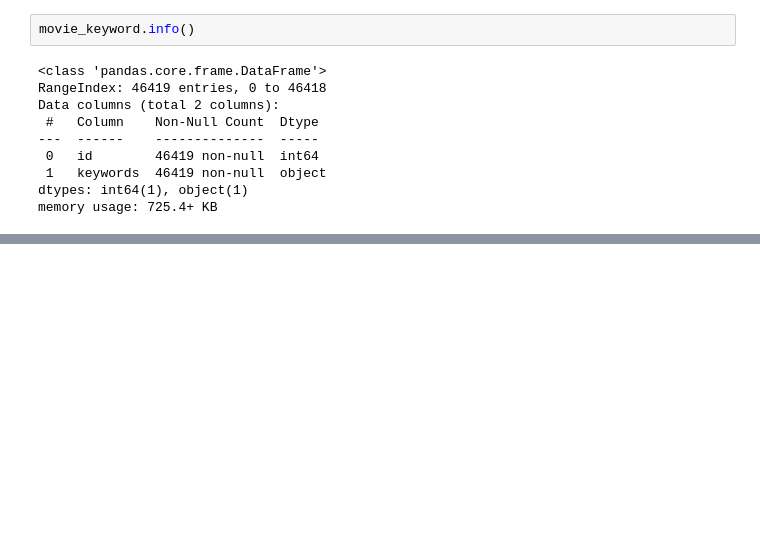
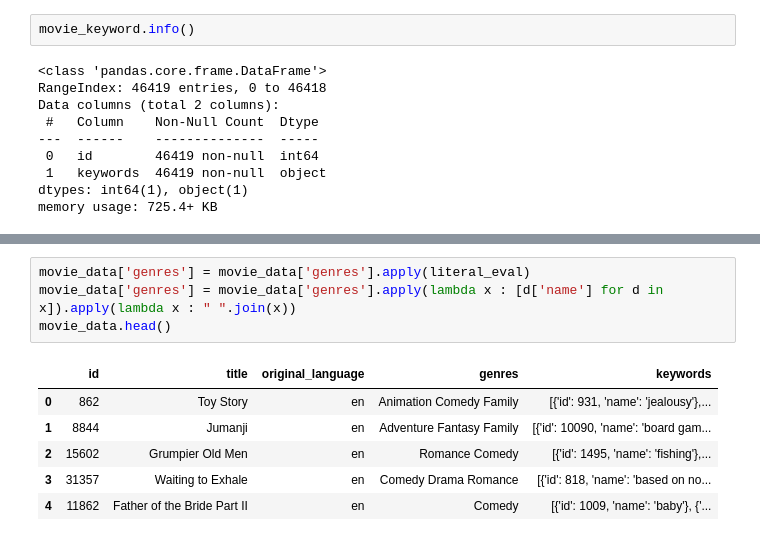
Before and after one commit to hoppure/rec, a Jupyter notebook: main.ipynb, the cells around one changed output, grey strips where cells are left out. Drawn from its saved outputs; the diff is of its cells as text; blank space fills up the shorter version.

```diff
--- a/main.ipynb
+++ b/main.ipynb
@@ -83,3 +100,14 @@ movie_data.head()
 | 2 | 15602 | Grumpier Old Men | en | [{'id': 10749, 'name': 'Romance'}... | [{'id': 1495, 'name': 'fishing'},... |
 | 3 | 31357 | Waiting to Exhale | en | [{'id': 35, 'name': 'Comedy'}, {'... | [{'id': 818, 'name': 'based on no... |
 | 4 | 11862 | Father of the Bride Part II | en | [{'id': 35, 'name': 'Comedy'}] | [{'id': 1009, 'name': 'baby'}, {'... |
+# %%
+movie_data['genres'] = movie_data['genres'].apply(literal_eval)
+movie_data['genres'] = movie_data['genres'].apply(lambda x : [d['name'] for d in x]).apply(lambda x : " ".join(x))
+movie_data.head()
+# %% [output]
+|  | id | title | original_language | genres | keywords |
+| 0 | 862 | Toy Story | en | Animation Comedy Family | [{'id': 931, 'name': 'jealousy'},... |
+| 1 | 8844 | Jumanji | en | Adventure Fantasy Family | [{'id': 10090, 'name': 'board gam... |
+| 2 | 15602 | Grumpier Old Men | en | Romance Comedy | [{'id': 1495, 'name': 'fishing'},... |
+| 3 | 31357 | Waiting to Exhale | en | Comedy Drama Romance | [{'id': 818, 'name': 'based on no... |
+| 4 | 11862 | Father of the Bride Part II | en | Comedy | [{'id': 1009, 'name': 'baby'}, {'... |
```
Also changed, not shown: parts of 14 cells of this notebook.
